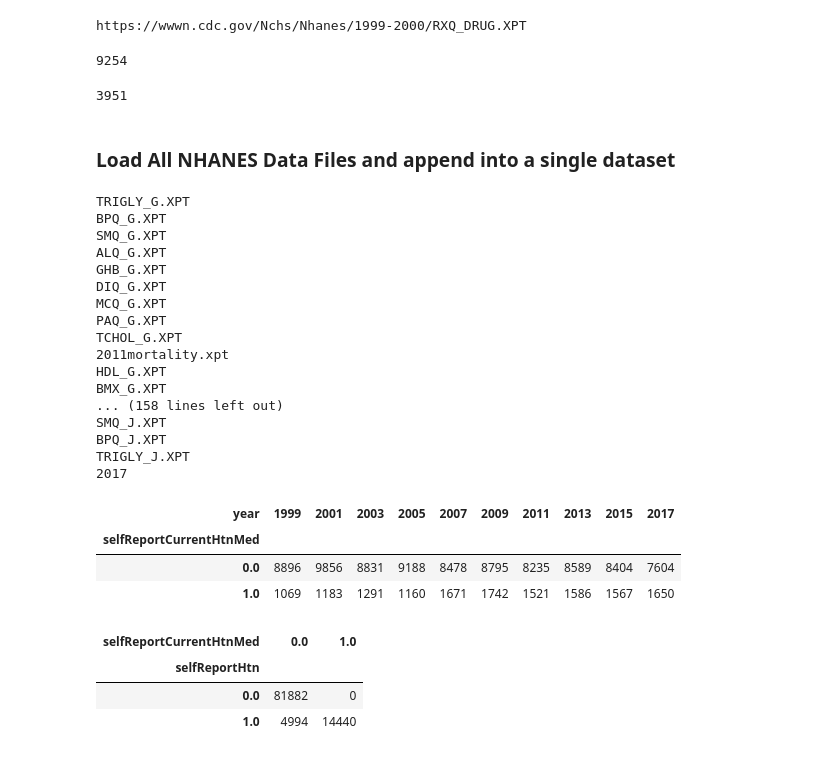
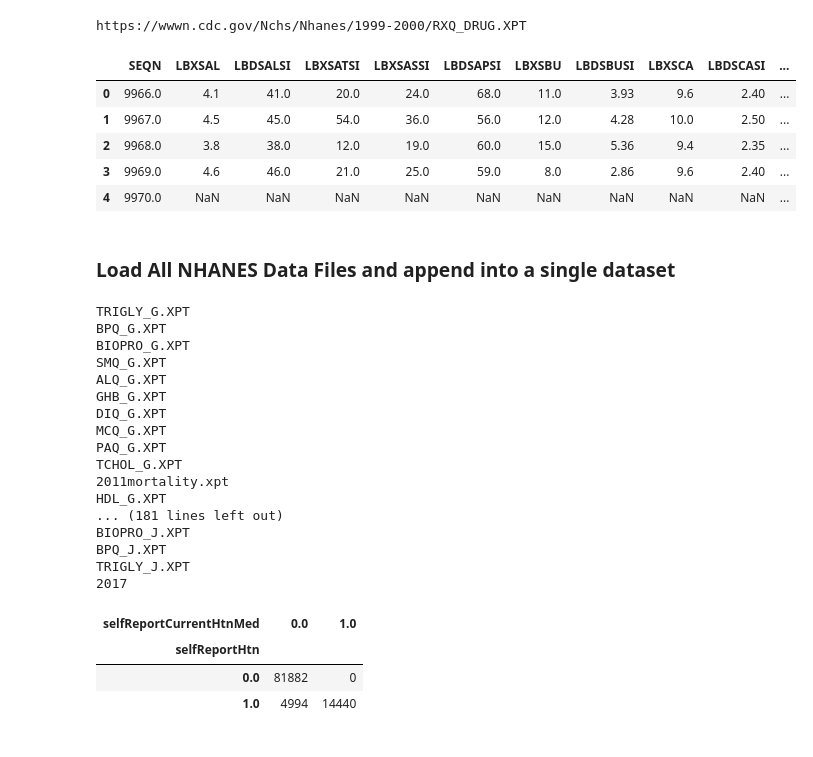
Before and after one commit to jburke5/microsimNHANES, a Jupyter notebook: buildNHANESImputedDataset.ipynb, the cells around one changed output. Saved outputs shown, nothing was run; the diff lists cells and outputs as text; code cells hidden in the pictures.

```diff
--- a/buildNHANESImputedDataset.ipynb
+++ b/buildNHANESImputedDataset.ipynb
@@ -146,11 +140,3 @@ https://wwwn.cdc.gov/Nchs/Nhanes/1999-2000/RXQ_DRUG.XPT
 # %%
 demo17 = pd.read_sas("/Users/burke/Documents/research/bpCog/nhanes/sourceData/nhanesRawData/2017-2018/DEMO_J.XPT")
 meds17 = pd.read_csv("/Users/burke/Documents/research/bpCog/nhanes/sourceData/nhanesRawData/2017-2018/medSummary.csv")
-# %%
-len(demo17.SEQN.unique())
-# %% [output]
-9254
-# %%
-len(meds17.SEQN.unique())
-# %% [output]
-3951
@@ -157,3 +145,14 @@ len(meds17.SEQN.unique())
+# %%
+lab01 = pd.read_sas("/Users/burke/Documents/research/bpCog/nhanes/sourceData/nhanesRawData/2001-2002/L40_B.XPT")
+# %%
+lab01.head()
+# %% [output]
+|  | SEQN | LBXSAL | LBDSALSI | LBXSATSI | LBXSASSI | LBDSAPSI | LBXSBU | LBDSBUSI | LBXSCA | LBDSCASI | ... |
+| 0 | 9966.0 | 4.1 | 41.0 | 20.0 | 24.0 | 68.0 | 11.0 | 3.93 | 9.6 | 2.40 | ... |
+| 1 | 9967.0 | 4.5 | 45.0 | 54.0 | 36.0 | 56.0 | 12.0 | 4.28 | 10.0 | 2.50 | ... |
+| 2 | 9968.0 | 3.8 | 38.0 | 12.0 | 19.0 | 60.0 | 15.0 | 5.36 | 9.4 | 2.35 | ... |
+| 3 | 9969.0 | 4.6 | 46.0 | 21.0 | 25.0 | 59.0 | 8.0 | 2.86 | 9.6 | 2.40 | ... |
+| 4 | 9970.0 | NaN | NaN | NaN | NaN | NaN | NaN | NaN | NaN | NaN | ... |
 # %% [markdown]
 ### Load All NHANES Data Files and append into a single dataset
 # %%
@@ -202,9 +201,10 @@ def loadYear(dir):
                          'PAD020' : 'walkBikeOld', 'PAD200' : 'vigorousOld', 'PAD320' : 'moderateOld',
                          'ALQ130' : 'alcoholDrinksPerDay', 'ALQ100' : 'alcoholLastYear',
                          'ALQ110' : 'alcoholLifetime', 'RIDSTATR' : 'interviewStatus',
-                         'BPQ020' : 'selfReportHtn', 'BPQ050A': 'selfReportCurrentHtnMed'}
+                         'BPQ020' : 'selfReportHtn', 'BPQ050A': 'selfReportCurrentHtnMed',
+                         'URXUMA' : 'urineAlbumin', 'LBXSCR' : 'serumCreatinine'}
 
-    alternateNames = {'LBXTC' : ['LBXTC_x' ], 'LBDHDD' : ['LBDHDL','LBXHDD', 'LBDHDL_x']}
+    alternateNames = {'LBXTC' : ['LBXTC_x' ], 'LBDHDD' : ['LBDHDL','LBXHDD', 'LBDHDL_x'], 'LBXSCR' : ['LBDSCR']}
 
     print (year)
     demoSAS.to_csv(str(year + "Before.csv"))
@@ -250,6 +250,8 @@ def convertMedsToMedSummaryFiles(dir):
     allFiles = next(os.walk(dir))[2]
     for file in allFiles:
         if file.startswith('RXQ_RX'):
+            #print(f"{dir} + {file}")
+
             medsFile = pd.read_sas(os.path.join(dir, file))
             summary = medsFile.merge(drugDatafile, on='RXDDRGID').groupby('SEQN')[['SEQN', 'antiHypertensive', 'statin', 'otherLipidLowering']].sum()
             summary.to_csv(os.path.join(dir, "medSummary.csv"))
@@ -310,6 +312,7 @@ over18 = combined.loc[combined.age >= 18]
 # %% [output]
 TRIGLY_G.XPT
 BPQ_G.XPT
+BIOPRO_G.XPT
 SMQ_G.XPT
 ALQ_G.XPT
 GHB_G.XPT
@@ -319,19 +322,11 @@ PAQ_G.XPT
 TCHOL_G.XPT
 2011mortality.xpt
 HDL_G.XPT
-BMX_G.XPT
-... (158 lines left out)
-SMQ_J.XPT
+... (181 lines left out)
+BIOPRO_J.XPT
 BPQ_J.XPT
 TRIGLY_J.XPT
 2017
-# %%
-pd.crosstab(combined.selfReportCurrentHtnMed, combined.year)
-# %% [output]
-| year | 1999 | 2001 | 2003 | 2005 | 2007 | 2009 | 2011 | 2013 | 2015 | 2017 |
-| selfReportCurrentHtnMed |  |  |  |  |  |  |  |  |  |  |
-| 0.0 | 8896 | 9856 | 8831 | 9188 | 8478 | 8795 | 8235 | 8589 | 8404 | 7604 |
-| 1.0 | 1069 | 1183 | 1291 | 1160 | 1671 | 1742 | 1521 | 1586 | 1567 | 1650 |
 # %%
 pd.crosstab(combined.selfReportHtn, combined.selfReportCurrentHtnMed)
 # %% [output]
```
Also changed, not shown: parts of 10 cells of this notebook, 2 other files.
